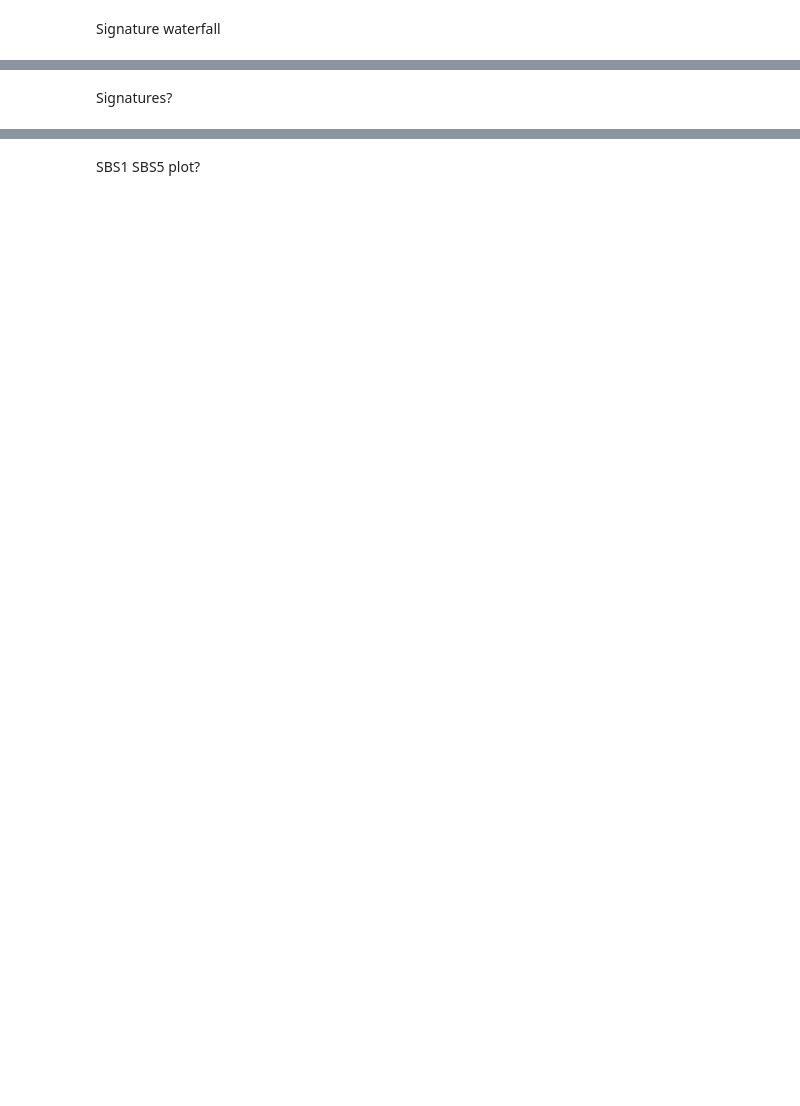
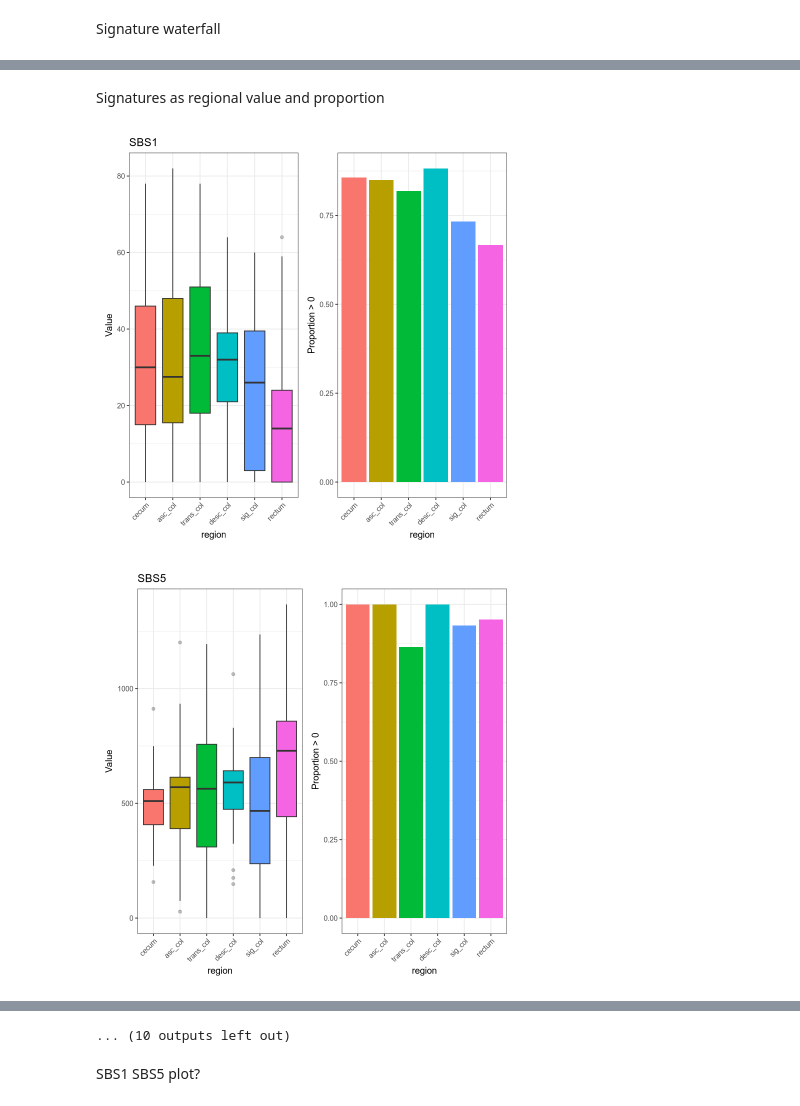
Before and after one commit to laurelhiatt/SEMIColon, a Jupyter notebook: scripts/figures/Figure2.ipynb, the cells around one changed output, grey strips where cells are left out. Cells and saved outputs as stored; diff of their text form; code cells hidden in the pictures; blank space fills up the shorter version.

```diff
--- a/scripts/figures/Figure2.ipynb
+++ b/scripts/figures/Figure2.ipynb
@@ -572,5 +683,5 @@ Maybe compare MSI with SBS88?
 # %%
-instability = read.csv('/Users/quinlan/Documents/SEMIColon/instability.tsv',
+instability = read.csv('/uufs/chpc.utah.edu/common/HIPAA/u1264408/u1264408/Git/SEMIColon/scripts/mutations/instability/instability.tsv',
                        stringsAsFactors = FALSE, header = TRUE, sep = "\t")
 
 #colnames(instability)[1] <- "crypt_sample"
@@ -1107,7 +1303,7 @@ p_ID
 # %% [markdown]
-Signatures?
+Signatures as regional value and proportion
 # %%
-sig_long <- Hiatt_clean %>%
+sig_long <- Hiatt %>%
   pivot_longer(cols = all_of(sig_cols),
                names_to = "signature",
                values_to = "value")
@@ -1140,39 +1336,38 @@ make_sig_plot <- function(df) {
     geom_col() +
     theme_bw() +
     theme(axis.text.x = element_text(angle = 45, hjust = 1),
           legend.position = "none") +
     ylab("Proportion > 0")
 
   # combine (boxplot | barplot)
   p_box | p_bar
 }
 
 # 5. Create the list of plots — one per signature
 signature_plots <- lapply(sig_list, make_sig_plot)
 
 # Now you can view one signature per page:
 signature_plots[["SBS1"]]
 signature_plots[["SBS5"]]
-signature_plots[["SBS11"]]
 signature_plots[["SBS18"]]
-signature_plots[["SBS19"]]
 signature_plots[["SBS22a"]]
+signature_plots[["SBS23"]]
 signature_plots[["SBS25"]]
+signature_plots[["SBS30"]]
 signature_plots[["SBS36"]]
-signature_plots[["SBS43"]]
+signature_plots[["SBS40a"]]
+signature_plots[["SBS45"]]
 signature_plots[["SBS88"]]
 signature_plots[["SBS89"]]
 signature_plots[["SBS95"]]
-signature_plots[["SBS288E"]]
-signature_plots[["DBS8"]]
-signature_plots[["DBS17"]]
 signature_plots[["ID1"]]
 signature_plots[["ID2"]]
 signature_plots[["ID3"]]
 signature_plots[["ID4"]]
 signature_plots[["ID7"]]
-signature_plots[["ID8"]]
 signature_plots[["ID9"]]
-signature_plots[["ID10"]]
 signature_plots[["ID18"]]
-signature_plots[["ID83E"]]
+signature_plots[["ID23"]]
+# %% [output]
+[figure, added]
+[figure, added]
@@ -1179,3 +1384,4 @@ signature_plots[["ID83E"]]
+... (10 outputs left out)
 # %% [markdown]
 SBS1 SBS5 plot?
 # %%
```
Also changed, not shown: parts of 52 cells of this notebook, 1 other file.
